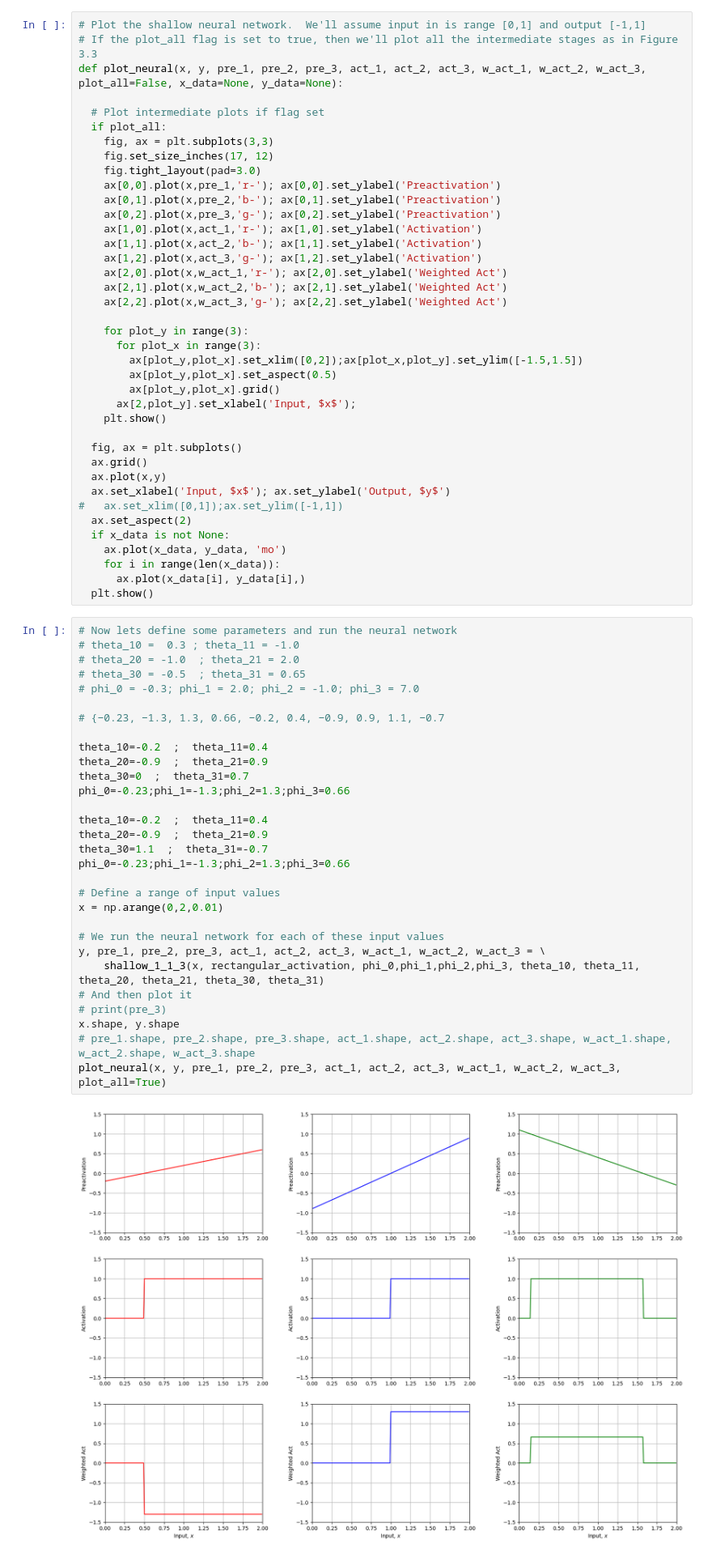
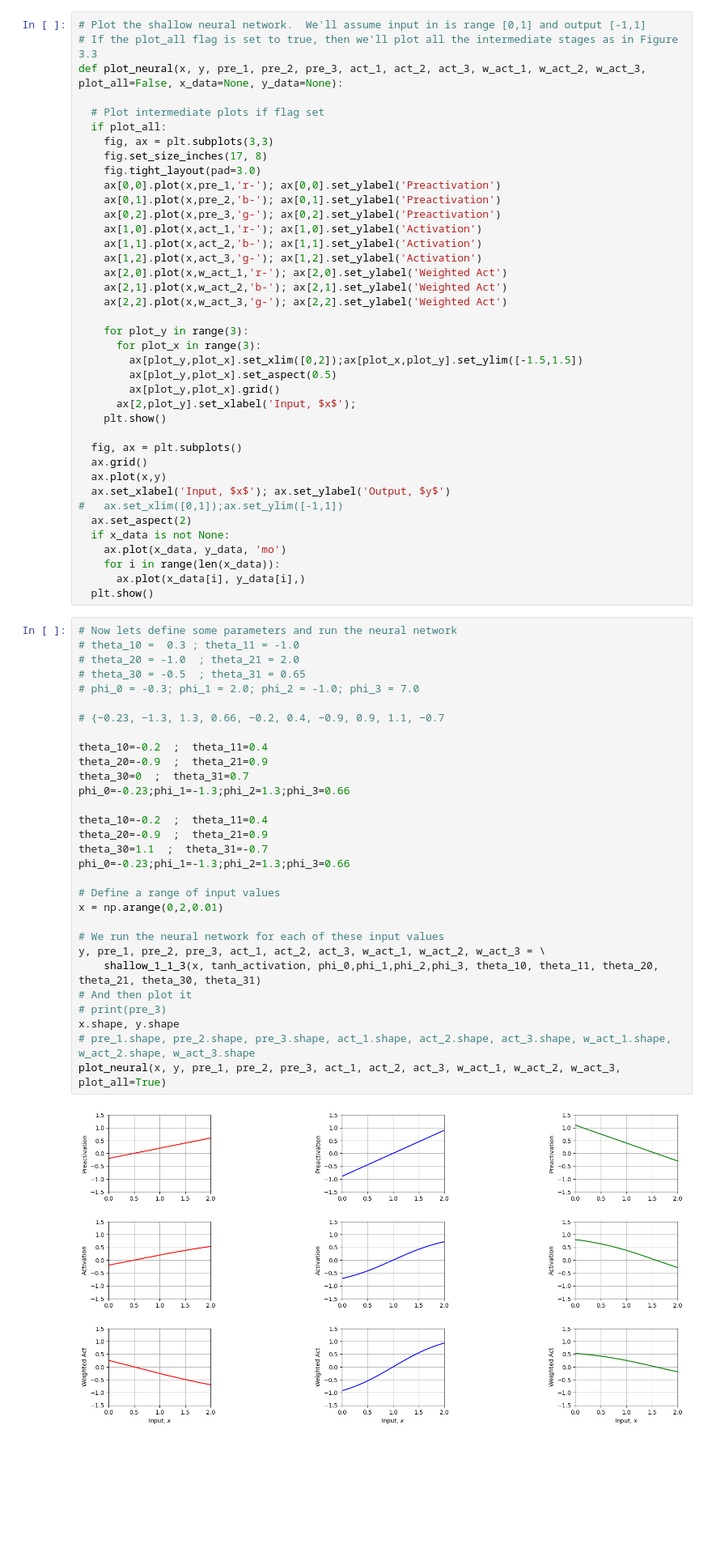
Before and after one commit to vvithurshan/DL_Practice, a Jupyter notebook: Notebooks/Chap03/3_1_Shallow_Networks_I.ipynb, the cells around one changed output. Shown at 81% size. Cells and saved outputs as stored; diff of their text form; blank space fills up the shorter version.

```diff
--- a/Notebooks/Chap03/3_1_Shallow_Networks_I.ipynb
+++ b/Notebooks/Chap03/3_1_Shallow_Networks_I.ipynb
@@ -130,7 +130,7 @@ def plot_neural(x, y, pre_1, pre_2, pre_3, act_1, act_2, act_3, w_act_1, w_act_2
   # Plot intermediate plots if flag set
   if plot_all:
     fig, ax = plt.subplots(3,3)
-    fig.set_size_inches(17, 12)
+    fig.set_size_inches(17, 8)
     fig.tight_layout(pad=3.0)
     ax[0,0].plot(x,pre_1,'r-'); ax[0,0].set_ylabel('Preactivation')
     ax[0,1].plot(x,pre_2,'b-'); ax[0,1].set_ylabel('Preactivation')
@@ -164,32 +164,32 @@ def plot_neural(x, y, pre_1, pre_2, pre_3, act_1, act_2, act_3, w_act_1, w_act_2
 # %%
 # Now lets define some parameters and run the neural network
 # theta_10 =  0.3 ; theta_11 = -1.0
 # theta_20 = -1.0  ; theta_21 = 2.0
 # theta_30 = -0.5  ; theta_31 = 0.65
 # phi_0 = -0.3; phi_1 = 2.0; phi_2 = -1.0; phi_3 = 7.0
 
 # {−0.23, −1.3, 1.3, 0.66, −0.2, 0.4, −0.9, 0.9, 1.1, −0.7
 
 theta_10=-0.2  ;  theta_11=0.4
 theta_20=-0.9  ;  theta_21=0.9
 theta_30=0  ;  theta_31=0.7
 phi_0=-0.23;phi_1=-1.3;phi_2=1.3;phi_3=0.66
 
 theta_10=-0.2  ;  theta_11=0.4
 theta_20=-0.9  ;  theta_21=0.9
 theta_30=1.1  ;  theta_31=-0.7
 phi_0=-0.23;phi_1=-1.3;phi_2=1.3;phi_3=0.66
 
 # Define a range of input values
 x = np.arange(0,2,0.01)
 
 # We run the neural network for each of these input values
 y, pre_1, pre_2, pre_3, act_1, act_2, act_3, w_act_1, w_act_2, w_act_3 = \
-    shallow_1_1_3(x, rectangular_activation, phi_0,phi_1,phi_2,phi_3, theta_10, theta_11, theta_20, theta_21, theta_30, theta_31)
+    shallow_1_1_3(x, tanh_activation, phi_0,phi_1,phi_2,phi_3, theta_10, theta_11, theta_20, theta_21, theta_30, theta_31)
 # And then plot it
 # print(pre_3)
 x.shape, y.shape
 # pre_1.shape, pre_2.shape, pre_3.shape, act_1.shape, act_2.shape, act_3.shape, w_act_1.shape, w_act_2.shape, w_act_3.shape
 plot_neural(x, y, pre_1, pre_2, pre_3, act_1, act_2, act_3, w_act_1, w_act_2, w_act_3, plot_all=True)
 # %% [output]
-[figure, old version]
+[figure, new version]
```
Also changed, not shown: parts of 1 cell of this notebook.
